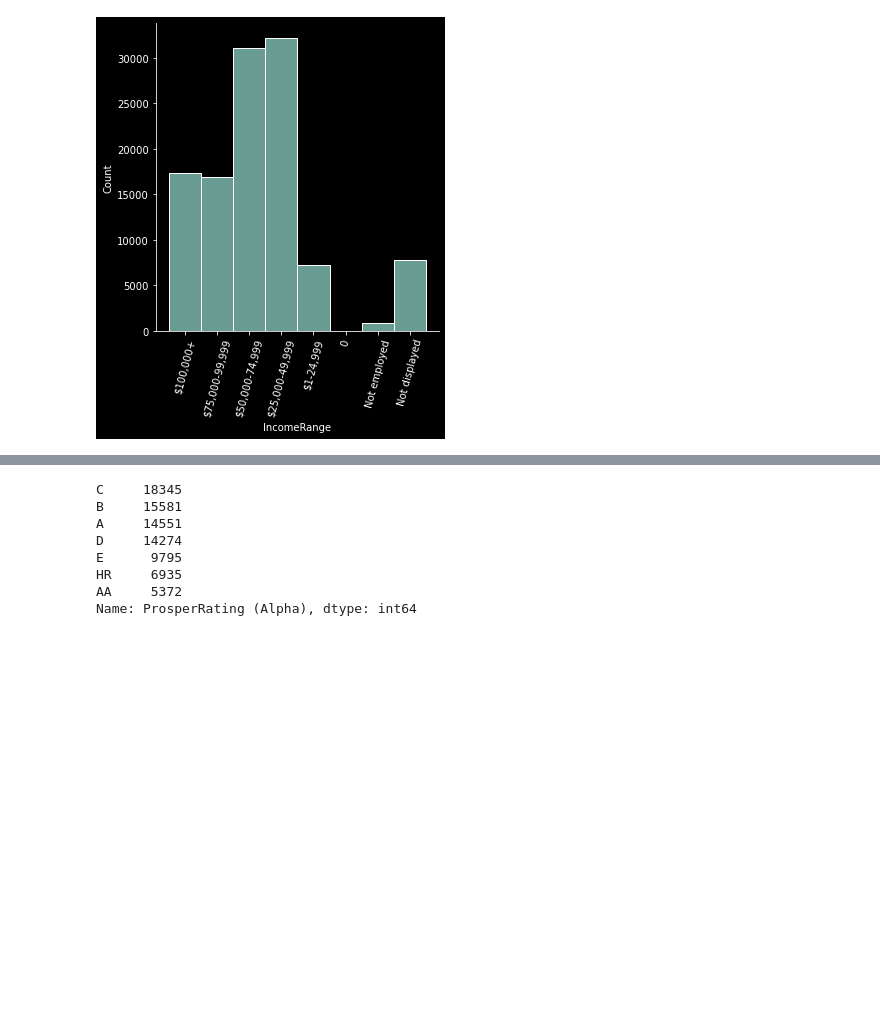
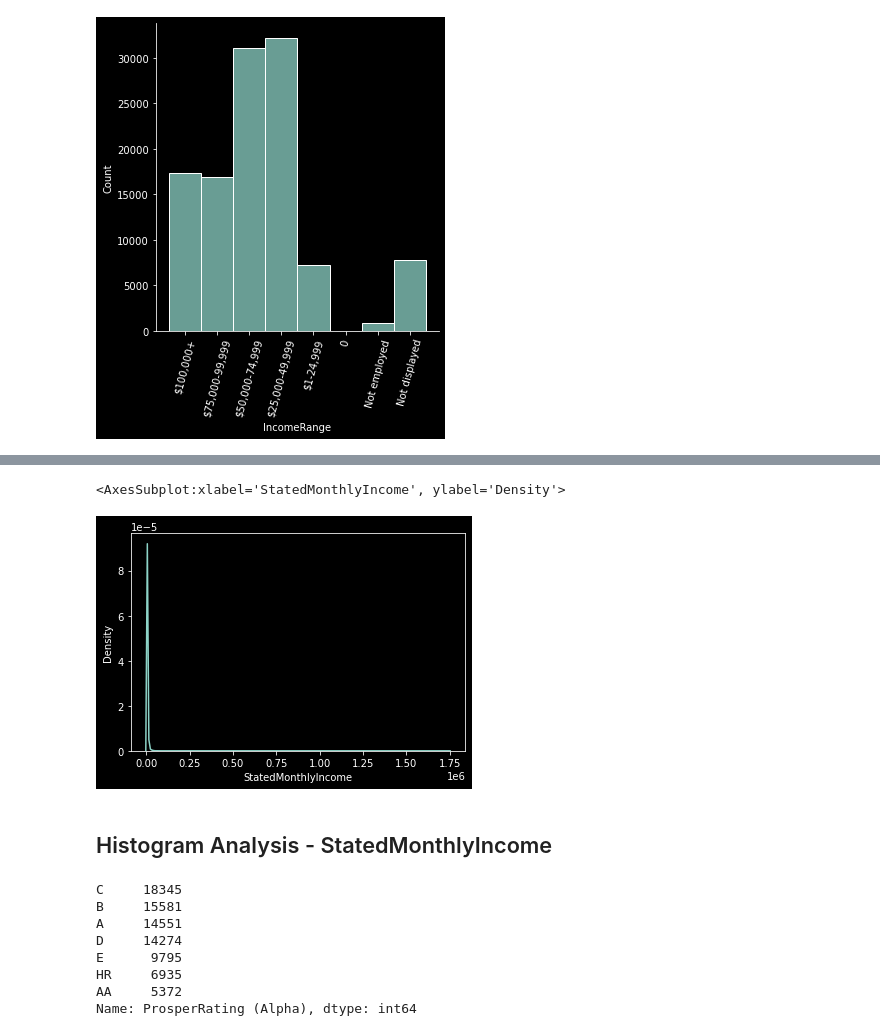
Before and after one commit to aaronremski/Visuals, a Jupyter notebook: Prosper Loan Data Exploration.ipynb, the cells around one changed output, grey strips where cells are left out. Cells and saved outputs as stored; diff of their text form; code cells hidden in the pictures; blank space fills up the shorter version.

```diff
--- a/Prosper Loan Data Exploration.ipynb
+++ b/Prosper Loan Data Exploration.ipynb
@@ -206,3 +277,10 @@ plt.xticks(rotation=75);
+# %%
+sb.kdeplot(data=loanDF, x='StatedMonthlyIncome')
+# %% [output]
+<AxesSubplot:xlabel='StatedMonthlyIncome', ylabel='Density'>
+[figure, added]
+# %% [markdown]
+## Histogram Analysis - StatedMonthlyIncome
 # %%
 loanDF['ProsperRating (Alpha)'].value_counts()
 # %% [output]
```
Also changed, not shown: parts of 30 cells of this notebook, 3 other files.
